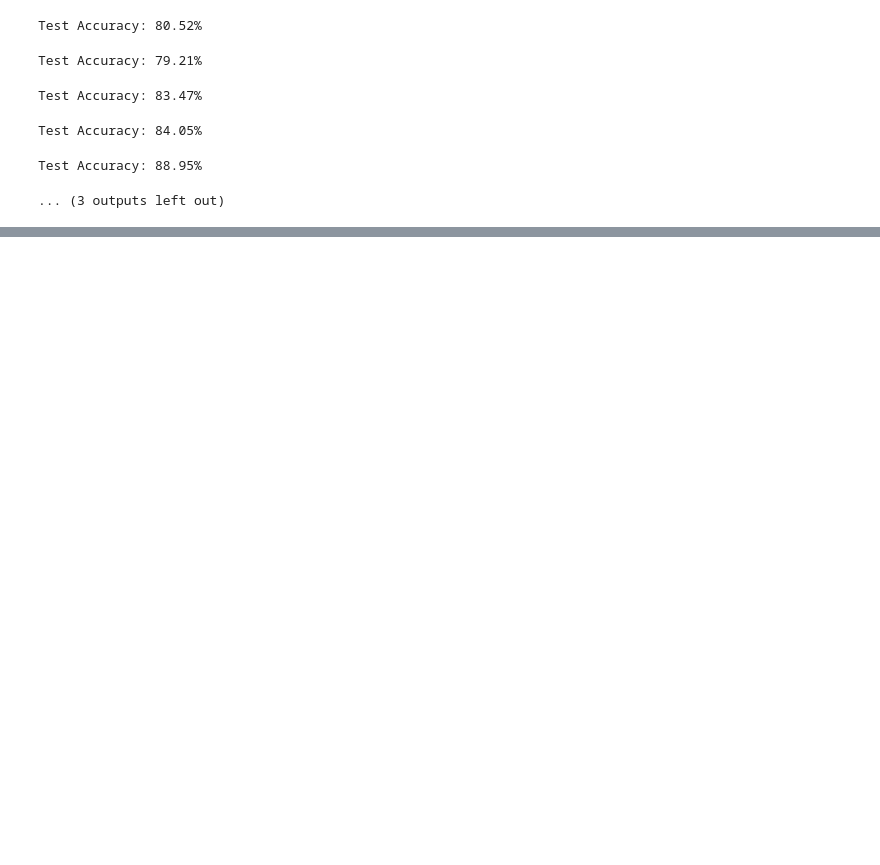
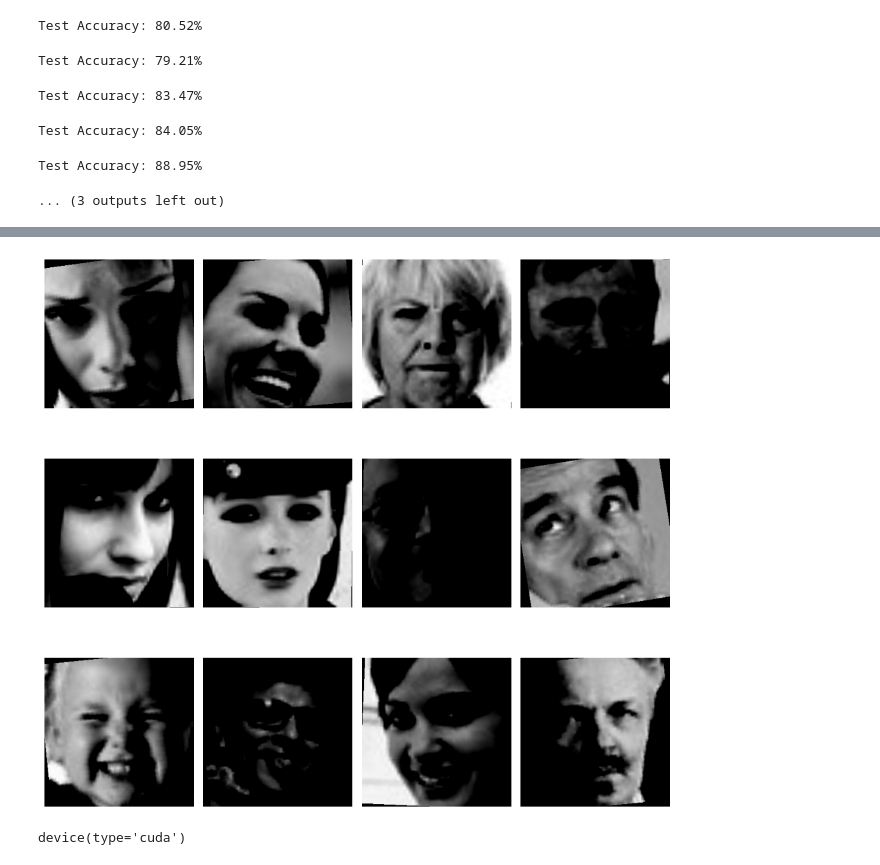
Before and after one commit to bpratik01/Computer-Vision-Notes-PyTorch-, a Jupyter notebook: ADV_CV_ARCHITECTURES.ipynb, the cells around one changed output, grey strips where cells are left out. Drawn from its saved outputs; the diff is of its cells as text; code cells hidden in the pictures; blank space fills up the shorter version.

```diff
--- a/ADV_CV_ARCHITECTURES.ipynb
+++ b/ADV_CV_ARCHITECTURES.ipynb
@@ -254,0 +502,43 @@ Test Accuracy: 88.95%
+# %%
+train_data = datasets.ImageFolder(root='/content/train', transform=train_transform)
+test_data = datasets.ImageFolder(root='/content/test', transform=test_tranform)
+# %%
+train_loader = DataLoader(train_data, batch_size=64, shuffle=True)
+test_loader = DataLoader(test_data, batch_size=64, shuffle=False)
+# %%
+def plot_images_from_dataloader(data_loader, grid_size=(4, 4)):
+    """
+    Plots a grid of images from a PyTorch DataLoader.
+
+    Parameters:
+        data_loader (DataLoader): A PyTorch DataLoader with images.
+        grid_size (tuple): Grid dimensions (rows, columns), default is 4x4.
+    """
+    num_images = grid_size[0] * grid_size[1]
+
+    # Get a batch of images
+    data_iter = iter(data_loader)
+    images, _ = next(data_iter)  # Ignore labels if they exist
+
+    # Select the required number of images
+    images = images[:num_images]
+
+    # Plot the images
+    fig, axes = plt.subplots(grid_size[0], grid_size[1], figsize=(10, 10))
+    axes = axes.flatten()
+
+    for i, img in enumerate(images):
+        # Convert tensor image to numpy format for plotting
+        img = img.permute(1, 2, 0).numpy()  # Rearrange dimensions for matplotlib
+        axes[i].imshow(img)
+        axes[i].axis('off')
+
+    # Hide unused axes
+    for j in range(len(images), len(axes)):
+        axes[j].axis('off')
+
+    plt.tight_layout()
+    plt.show()
+# %%
+plot_images_from_dataloader(train_loader, grid_size=(3,4))
+# %% [output]
@@ -254,0 +557 @@ Test Accuracy: 88.95%
+[figure, added]
@@ -254,0 +560,4 @@ Test Accuracy: 88.95%
+# %%
+device
+# %% [output]
+device(type='cuda')
```
Also changed, not shown: parts of 19 cells of this notebook.
